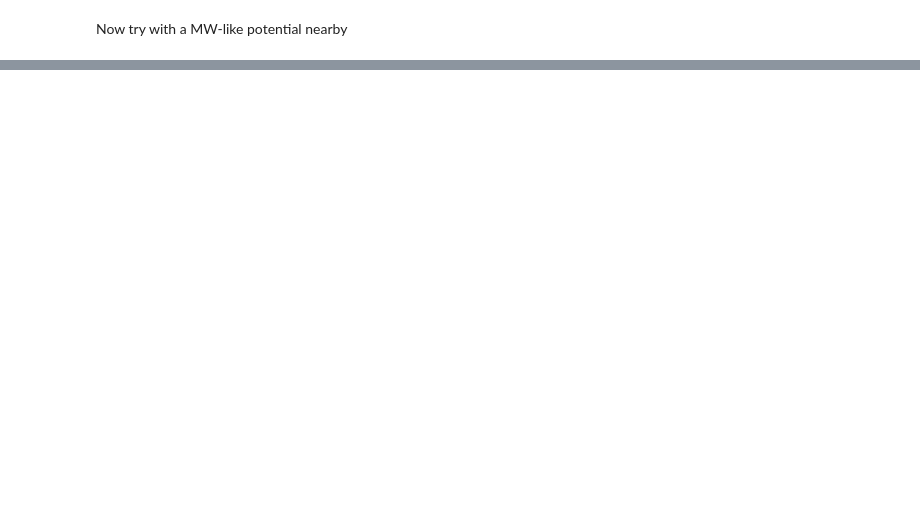
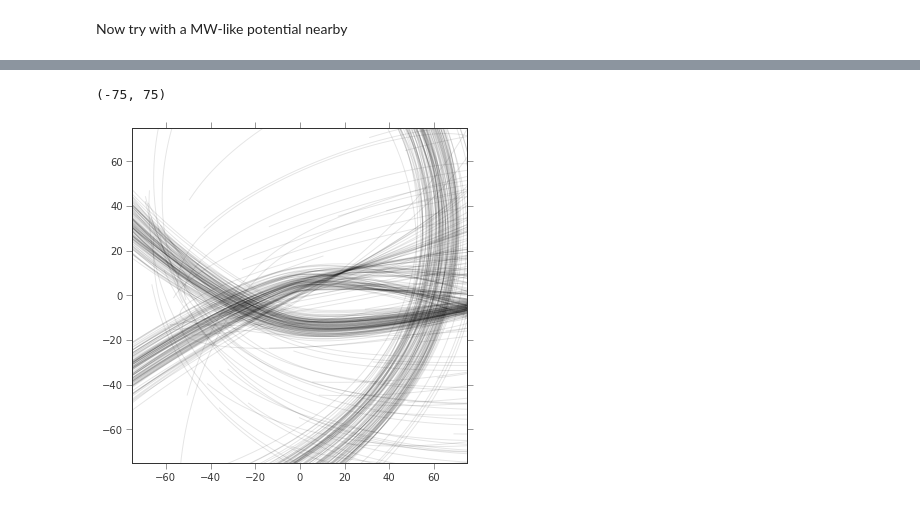
Before and after one commit to adrn/streams, a Jupyter notebook: text/notebooks/Plummer model.ipynb, the cells around one changed output, grey strips where cells are left out. Saved outputs shown, nothing was run; the diff lists cells and outputs as text; code cells hidden in the pictures; blank space fills up the shorter version.

```diff
--- a/text/notebooks/Plummer model.ipynb
+++ b/text/notebooks/Plummer model.ipynb
@@ -190,0 +210,9 @@ for jj in range(10):
+# %%
+figure(figsize=(6,6))
+for ii in range(100):
+    plot(p._r[:,ii,0], p._r[:,ii,1], linestyle='-', alpha=0.1, color='k')
+xlim(-75,75)
+ylim(-75,75)
+# %% [output]
+(-75, 75)
+[figure, added]
```
Also changed, not shown: parts of 20 cells of this notebook.
